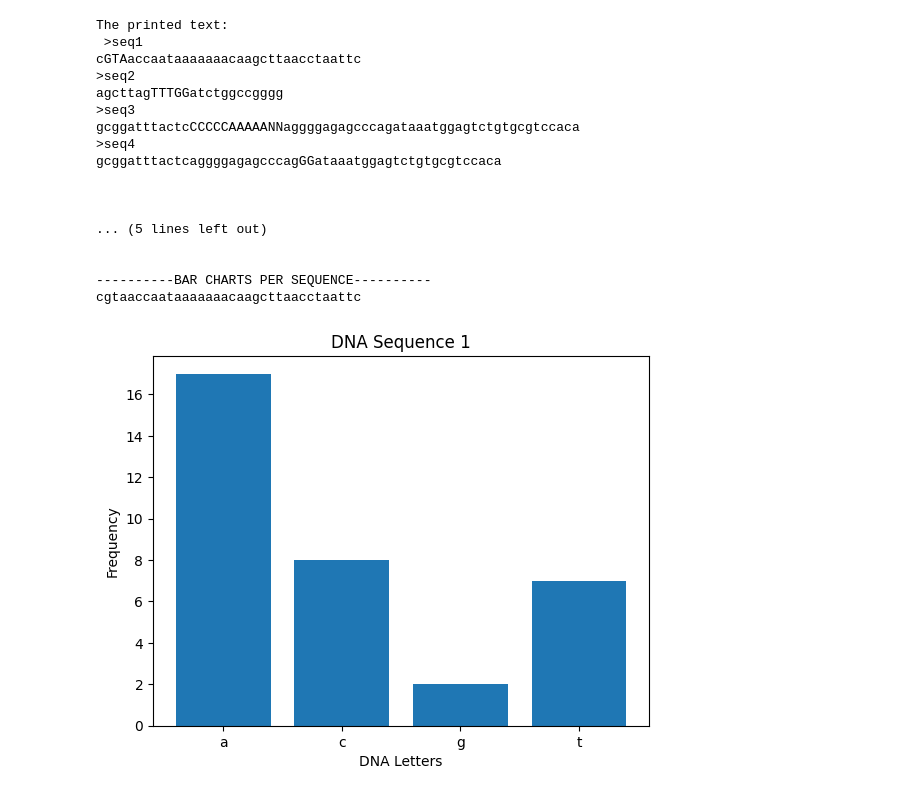
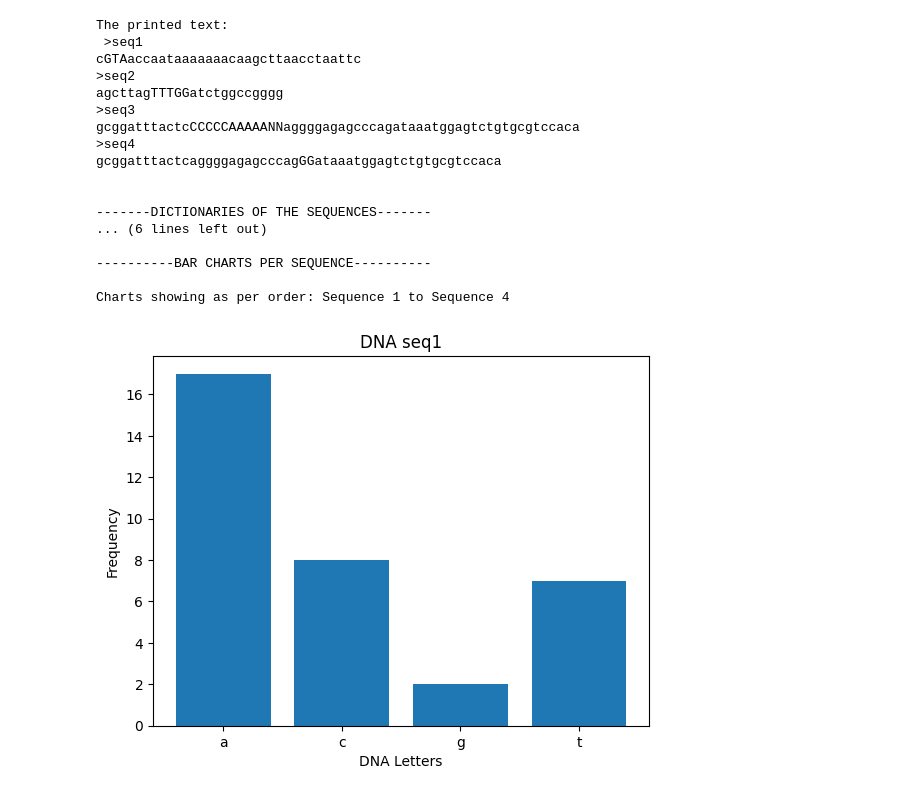
Before and after one commit to giraudcgc-cpu/lab1_DE25_christophe_giraud, a Jupyter notebook: Lab1_version2.ipynb, the cells around one changed output. Saved outputs shown, nothing was run; the diff lists cells and outputs as text; code cells hidden in the pictures.

Commit message:
dictionaries and bar charts made

```diff
--- a/Lab1_version2.ipynb
+++ b/Lab1_version2.ipynb
@@ -1,86 +1,95 @@
 # %%
-# opening dna_raw.txt
+# Welcome to Lab1 - Task 1
+# This is my 2nd code version, avoiding redundancy of 1rst version
+
+
 with open("dna_raw.txt", "r") as f:
     data = f.read()
     print(f"The printed text:\n {data}")
 print()
 
-data_low_letters = data.lower()         # converting all to small letters/no redundancy
+data_low_letters = data.lower()         # converting all to small letters
 #print(data_low_letters)
 
 
-lines = data_low_letters.split("\n")    # Splitting lines, no white spaces, to use index below
+lines = data_low_letters.split("\n")    # Splitting lines, no white spaces
 
 
 print()
-print()
 
-seq1_n = lines[0].lstrip(">")                       # spliting lines per name
+seq1_n = lines[0].lstrip(">")           # split lines / name, index and cleaning
 seq2_n = lines[2].lstrip(">")
 seq3_n = lines[4].lstrip(">")
 seq4_n  = lines[6].lstrip(">")
 #print(seq1_n)                          # to test it
 
 
-seq1_letters = lines[1]                 # Spliting lines per sequence/letters
+seq1_letters = lines[1]                 # Spliting lines per letters
 # print(seq1_letters)                   # to test it
 seq2_letters = lines[3]
 seq3_letters = lines[5]
 seq4_letters = lines[7]
 
-all_sequences = {                           # dictionary to store and easier to use + no redundancy
+all_sequences = {                       # Dict to store and easier to use than []
     seq1_n: seq1_letters,
     seq2_n: seq2_letters,
     seq3_n: seq3_letters,
     seq4_n: seq4_letters
 }
 
-def count_letters(per_sequence):            # Counting letters, no redundancy with use of functionn
+def count_letters(per_sequence):        # Function to count letters and avoid redundancy
     letter_counts = {"a": 0, "c": 0, "g": 0, "t": 0}   # Dict for valid letters only, excludes "N"
     for letter in per_sequence:
         if letter in letter_counts:
             letter_counts[letter] += 1
     return letter_counts
 
+
 print("-------DICTIONARIES OF THE SEQUENCES-------")
+print()
 for seq_n, letters in all_sequences.items():
     result = count_letters(letters)
-    print(f"{seq} = {result}")
-
+    print(f"{seq_n} = {result}")
 print()
 print()
 print("----------BAR CHARTS PER SEQUENCE----------")
+print()
+
+print("Charts showing as per order: Sequence 1 to Sequence 4")
 
 import matplotlib.pyplot as plt
 
-fig, ax = plt.subplots()
 
-frequency_seq1 = count_letters(seq1_letters) # use previous fonction to count letters in str seq1_letters
-#print(seq1_letters)                         # to check
-dna_letters_seq1 = list(frequency_seq1.keys())
-frequency_seq1 = list(frequency_seq1.values())
+def bar_charts_4_all(seq_n, letter_counts):
+    fig, ax = plt.subplots()
+    dna_letters_4seq = list(letter_counts.keys())
+    frequencies_4seq = list(letter_counts.values())
 
-ax.bar(dna_letters_seq1, frequency_seq1)
-plt.xlabel("DNA Letters")
-ax.set_ylabel("Frequency")
-ax.set_title("DNA Sequence 1")
-plt.show()
+    ax.bar(dna_letters_4seq, frequencies_4seq)
+    plt.xlabel("DNA Letters")
+    ax.set_ylabel("Frequency")
+    ax.set_title(f"DNA {seq_n}")
+    plt.show()
+
+for seq_n, seq_letters in all_sequences.items():
+    frequency = count_letters(seq_letters)
+    bar_charts_4_all(seq_n, frequency)
 # %% [output]
 The printed text:
  >seq1
 cGTAaccaataaaaaaacaagcttaacctaattc
 >seq2
 agcttagTTTGGatctggccgggg
 >seq3
 gcggatttactcCCCCCAAAAANNaggggagagcccagataaatggagtctgtgcgtccaca
 >seq4
 gcggatttactcaggggagagcccagGGataaatggagtctgtgcgtccaca
 
 
-
-... (5 lines left out)
-
+-------DICTIONARIES OF THE SEQUENCES-------
+... (6 lines left out)
 
 ----------BAR CHARTS PER SEQUENCE----------
-cgtaaccaataaaaaaacaagcttaacctaattc
+
+Charts showing as per order: Sequence 1 to Sequence 4
-[figure, old version]
+[figure, new version]
```
Also changed, not shown: parts of 1 cell of this notebook.
